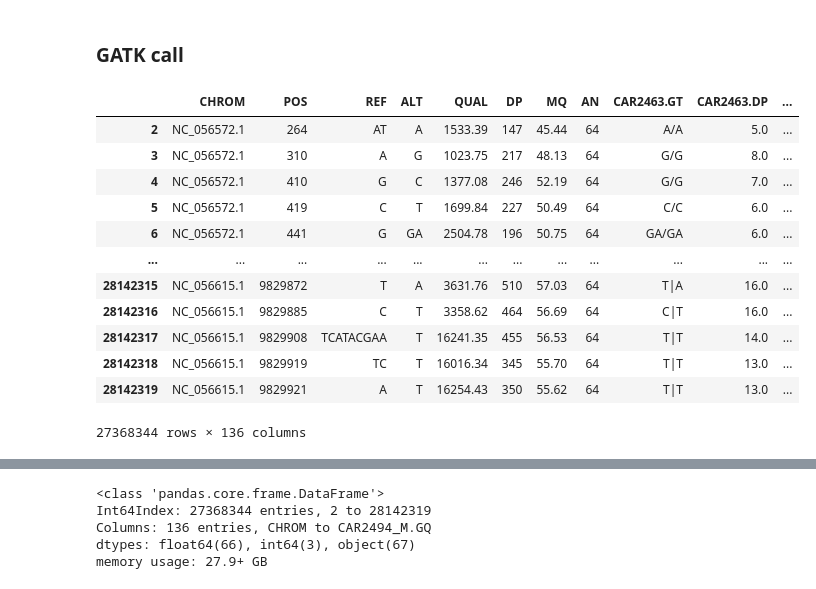
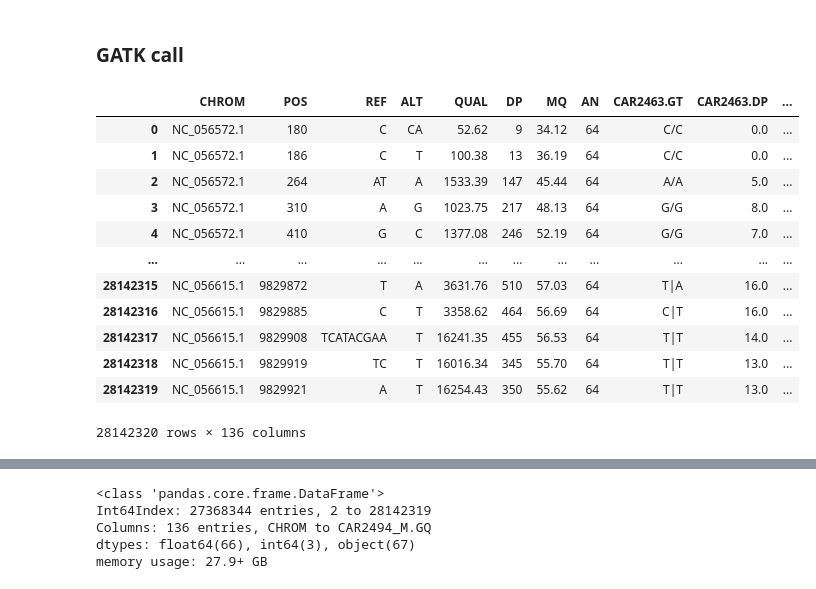
Before and after one commit to mitoclub/AquaSelection, a Jupyter notebook: intersect.ipynb, the cells around one changed output, grey strips where cells are left out. Drawn from its saved outputs; the diff is of its cells as text; code cells hidden in the pictures.

```diff
--- a/intersect.ipynb
+++ b/intersect.ipynb
@@ -198,19 +198,19 @@ sns.kdeplot(cur_df, x='CAR2463.DNM', hue='is_mend_err', common_norm=False)
 # %%
 # 10min
 variants = pd.read_csv('./data/interim/bams/cohort.merged.table', sep='\t')
-variants = variants[(variants.DP > 30) & (variants.QUAL > 30) & (variants.CHROM != 'NC_001606.1')]
+# variants = variants[(variants.DP > 30) & (variants.QUAL > 30) & (variants.CHROM != 'NC_001606.1')]
 variants
 # %% [output]
 |  | CHROM | POS | REF | ALT | QUAL | DP | MQ | AN | CAR2463.GT | CAR2463.DP | ... |
+| 0 | NC_056572.1 | 180 | C | CA | 52.62 | 9 | 34.12 | 64 | C/C | 0.0 | ... |
+| 1 | NC_056572.1 | 186 | C | T | 100.38 | 13 | 36.19 | 64 | C/C | 0.0 | ... |
 | 2 | NC_056572.1 | 264 | AT | A | 1533.39 | 147 | 45.44 | 64 | A/A | 5.0 | ... |
 | 3 | NC_056572.1 | 310 | A | G | 1023.75 | 217 | 48.13 | 64 | G/G | 8.0 | ... |
 | 4 | NC_056572.1 | 410 | G | C | 1377.08 | 246 | 52.19 | 64 | G/G | 7.0 | ... |
-| 5 | NC_056572.1 | 419 | C | T | 1699.84 | 227 | 50.49 | 64 | C/C | 6.0 | ... |
-| 6 | NC_056572.1 | 441 | G | GA | 2504.78 | 196 | 50.75 | 64 | GA/GA | 6.0 | ... |
 | ... | ... | ... | ... | ... | ... | ... | ... | ... | ... | ... | ... |
 | 28142315 | NC_056615.1 | 9829872 | T | A | 3631.76 | 510 | 57.03 | 64 | T|A | 16.0 | ... |
 | 28142316 | NC_056615.1 | 9829885 | C | T | 3358.62 | 464 | 56.69 | 64 | C|T | 16.0 | ... |
 | 28142317 | NC_056615.1 | 9829908 | TCATACGAA | T | 16241.35 | 455 | 56.53 | 64 | T|T | 14.0 | ... |
 | 28142318 | NC_056615.1 | 9829919 | TC | T | 16016.34 | 345 | 55.70 | 64 | T|T | 13.0 | ... |
 | 28142319 | NC_056615.1 | 9829921 | A | T | 16254.43 | 350 | 55.62 | 64 | T|T | 13.0 | ... |
-27368344 rows × 136 columns
+28142320 rows × 136 columns
```
Also changed, not shown: parts of 2 cells of this notebook, 6 other files.
